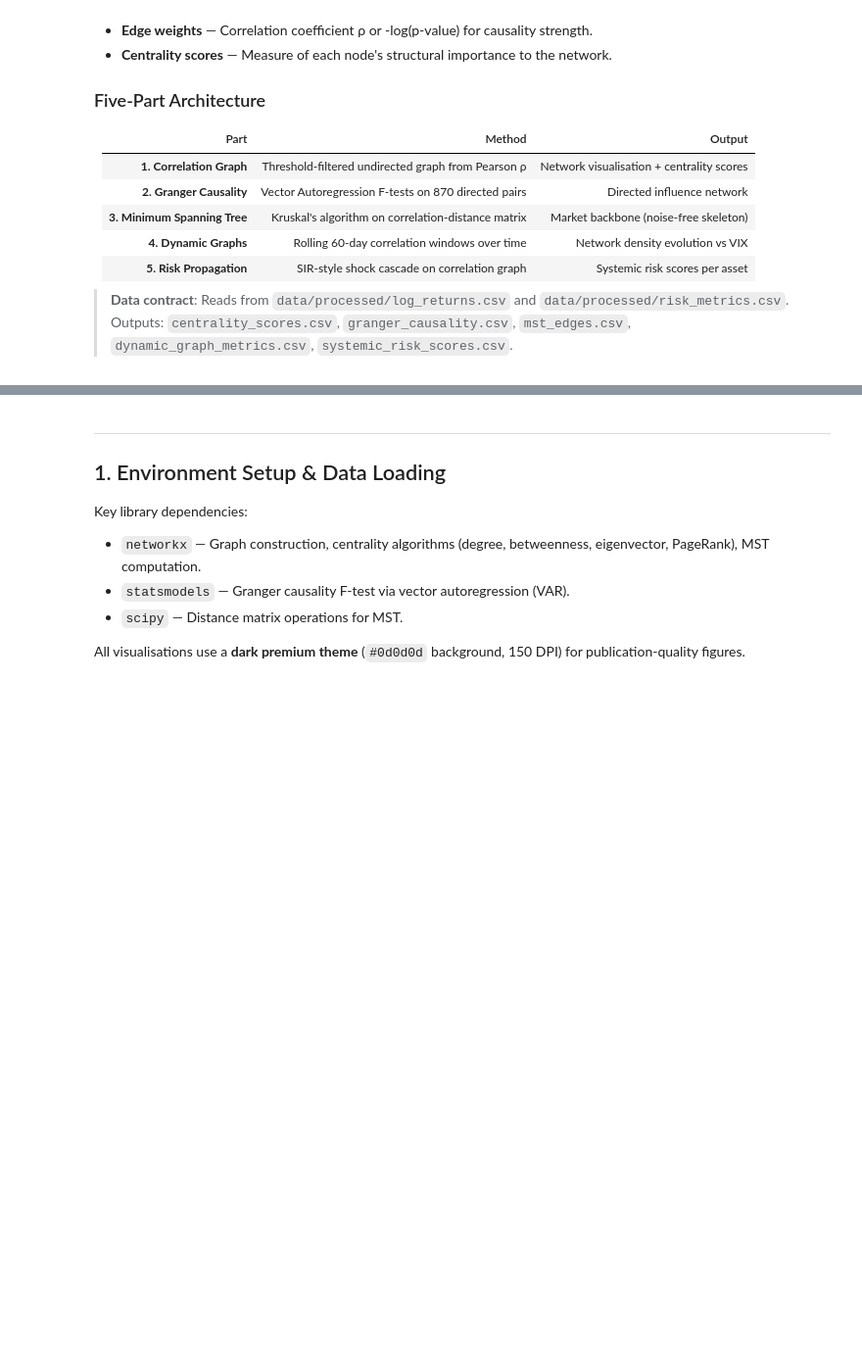
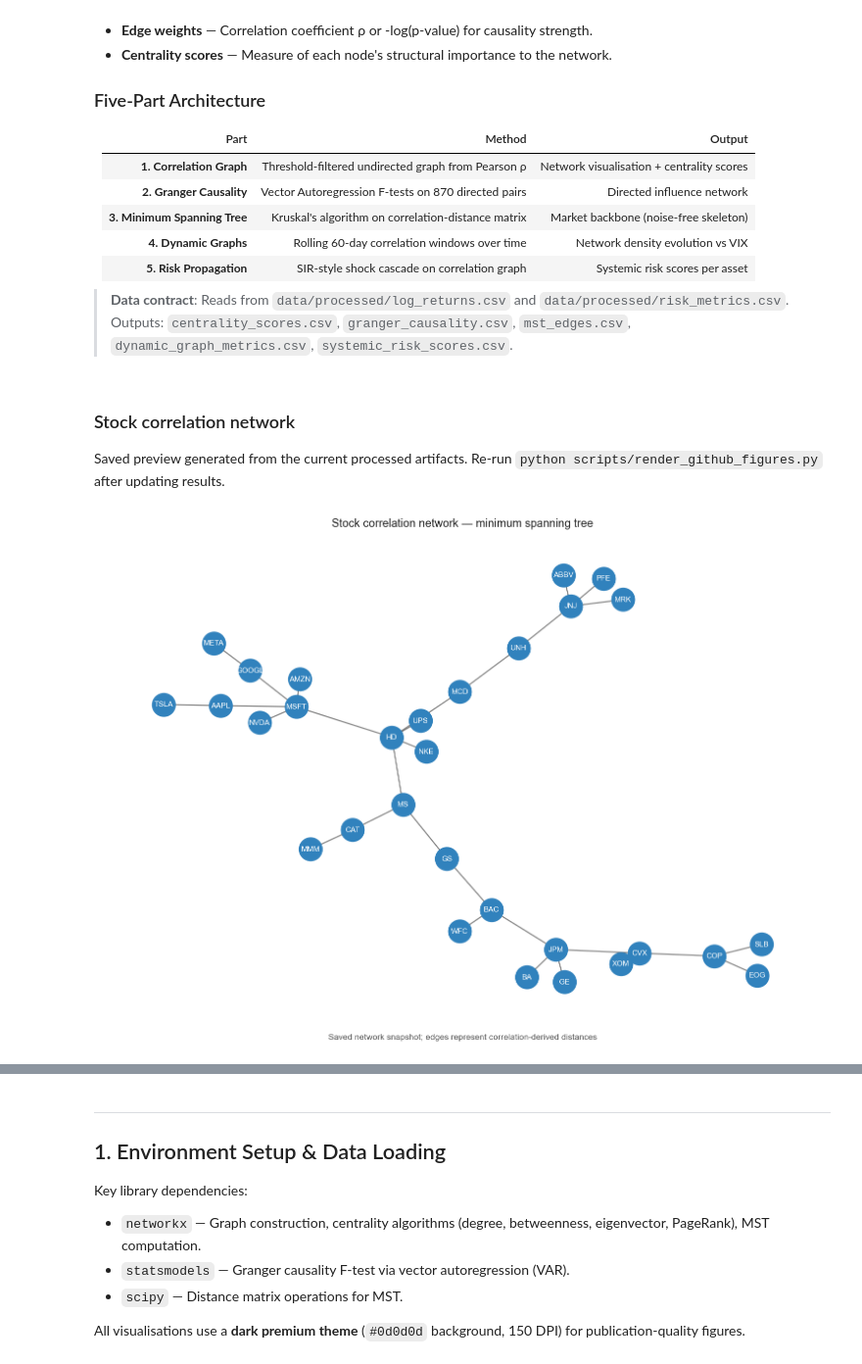
Before and after one commit to KartikMehra22/AxiomAlpha, a Jupyter notebook: notebooks/04_graph_engine/04_graph_engine.ipynb, the cells around one changed output, grey strips where cells are left out. Shown at 98% size. Cells and saved outputs as stored; diff of their text form; code cells hidden in the pictures; blank space fills up the shorter version.

Commit message:
Restore GitHub graph previews

```diff
--- a/notebooks/04_graph_engine/04_graph_engine.ipynb
+++ b/notebooks/04_graph_engine/04_graph_engine.ipynb
@@ -28,3 +28,12 @@ By modelling the market as a **weighted, directed graph**, we capture the **topo
 | **5. Risk Propagation** | SIR-style shock cascade on correlation graph | Systemic risk scores per asset |
 
 > **Data contract**: Reads from `data/processed/log_returns.csv` and `data/processed/risk_metrics.csv`. Outputs: `centrality_scores.csv`, `granger_causality.csv`, `mst_edges.csv`, `dynamic_graph_metrics.csv`, `systemic_risk_scores.csv`.
+# %% [markdown]
+### Stock correlation network
+
+Saved preview generated from the current processed artifacts. Re-run `python scripts/render_github_figures.py` after updating results.
+# %%
+from IPython.display import Image, display
+display(Image(filename="../../docs/figures/stock_network.png"))
+# %% [output]
+[figure, added]
```
Also changed, not shown: parts of 2 cells of this notebook, 12 other files.
